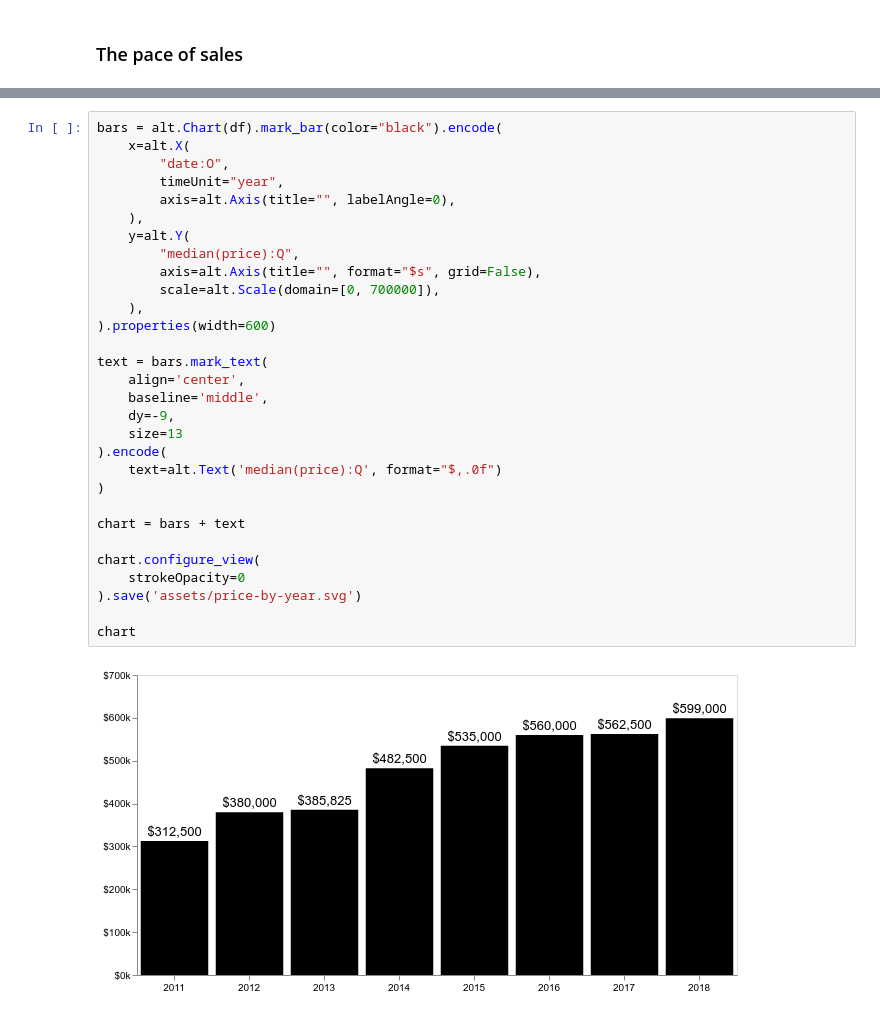
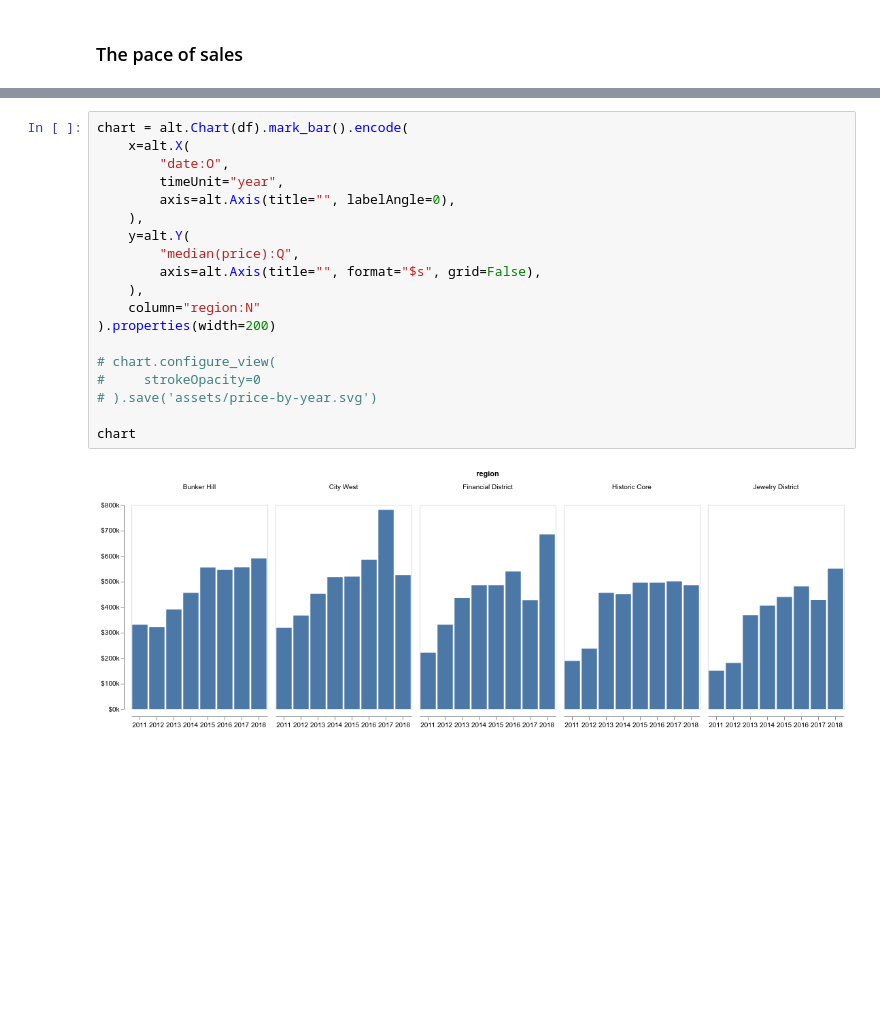
Before and after one commit to palewire/promenade-west-sales-report, a Jupyter notebook: analyze.ipynb, the cells around one changed output, grey strips where cells are left out. Drawn from its saved outputs; the diff is of its cells as text; blank space fills up the shorter version.

```diff
--- a/analyze.ipynb
+++ b/analyze.ipynb
@@ -93,33 +330,22 @@ chart
 # %%
-bars = alt.Chart(df).mark_bar(color="black").encode(
+chart = alt.Chart(df).mark_bar().encode(
     x=alt.X(
         "date:O",
         timeUnit="year",
         axis=alt.Axis(title="", labelAngle=0),
     ),
     y=alt.Y(
         "median(price):Q",
         axis=alt.Axis(title="", format="$s", grid=False),
-        scale=alt.Scale(domain=[0, 700000]),
     ),
-).properties(width=600)
+    column="region:N"
+).properties(width=200)
 
-text = bars.mark_text(
-    align='center',
-    baseline='middle',
-    dy=-9,
-    size=13
-).encode(
-    text=alt.Text('median(price):Q', format="$,.0f")
-)
-
-chart = bars + text
-
-chart.configure_view(
-    strokeOpacity=0
-).save('assets/price-by-year.svg')
+# chart.configure_view(
+#     strokeOpacity=0
+# ).save('assets/price-by-year.svg')
 
 chart
 # %% [output]
-[figure, old version]
+[figure, new version]
 # %%
```
Also changed, not shown: parts of 27 cells of this notebook, 4 other files.
